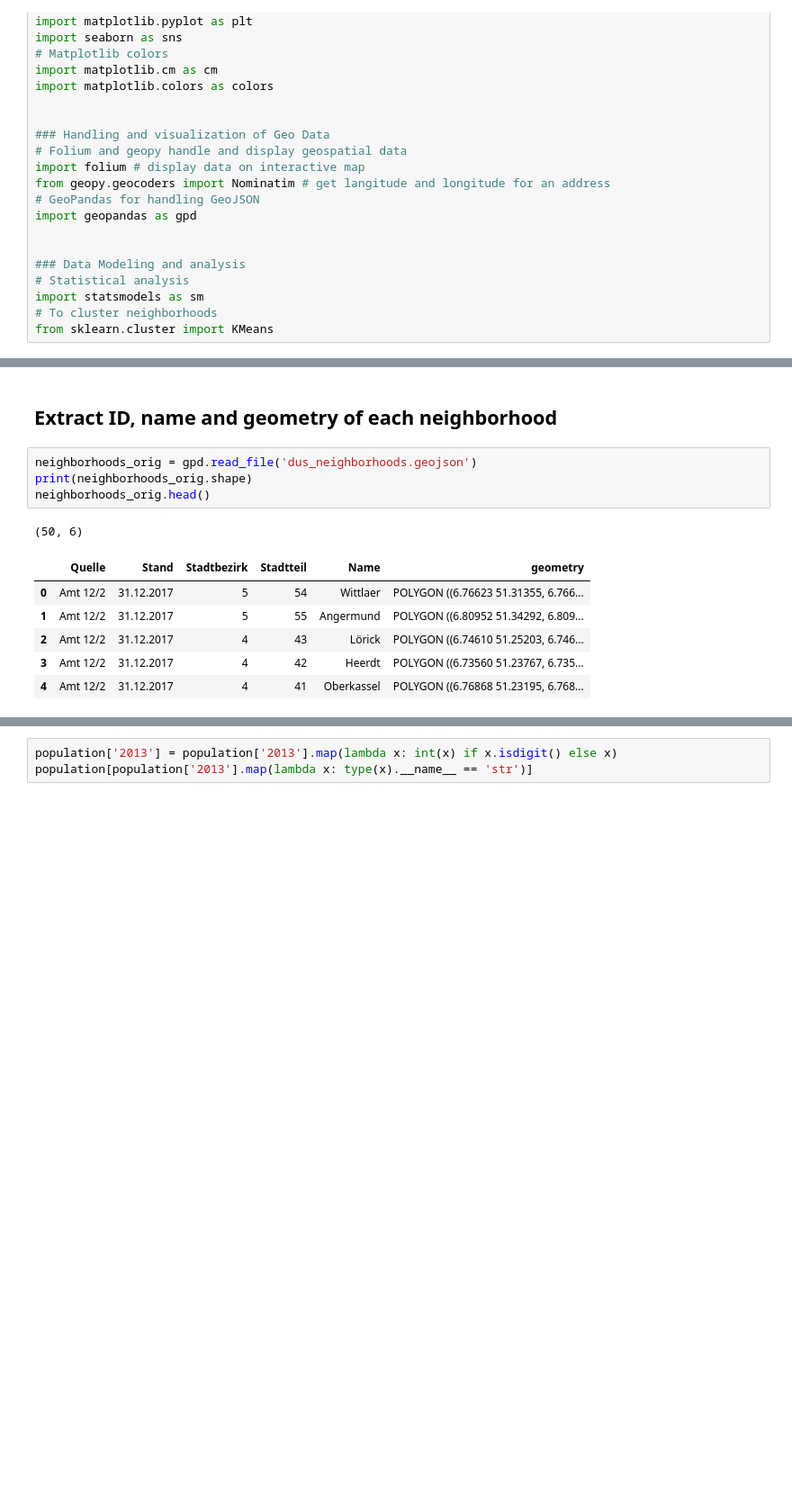
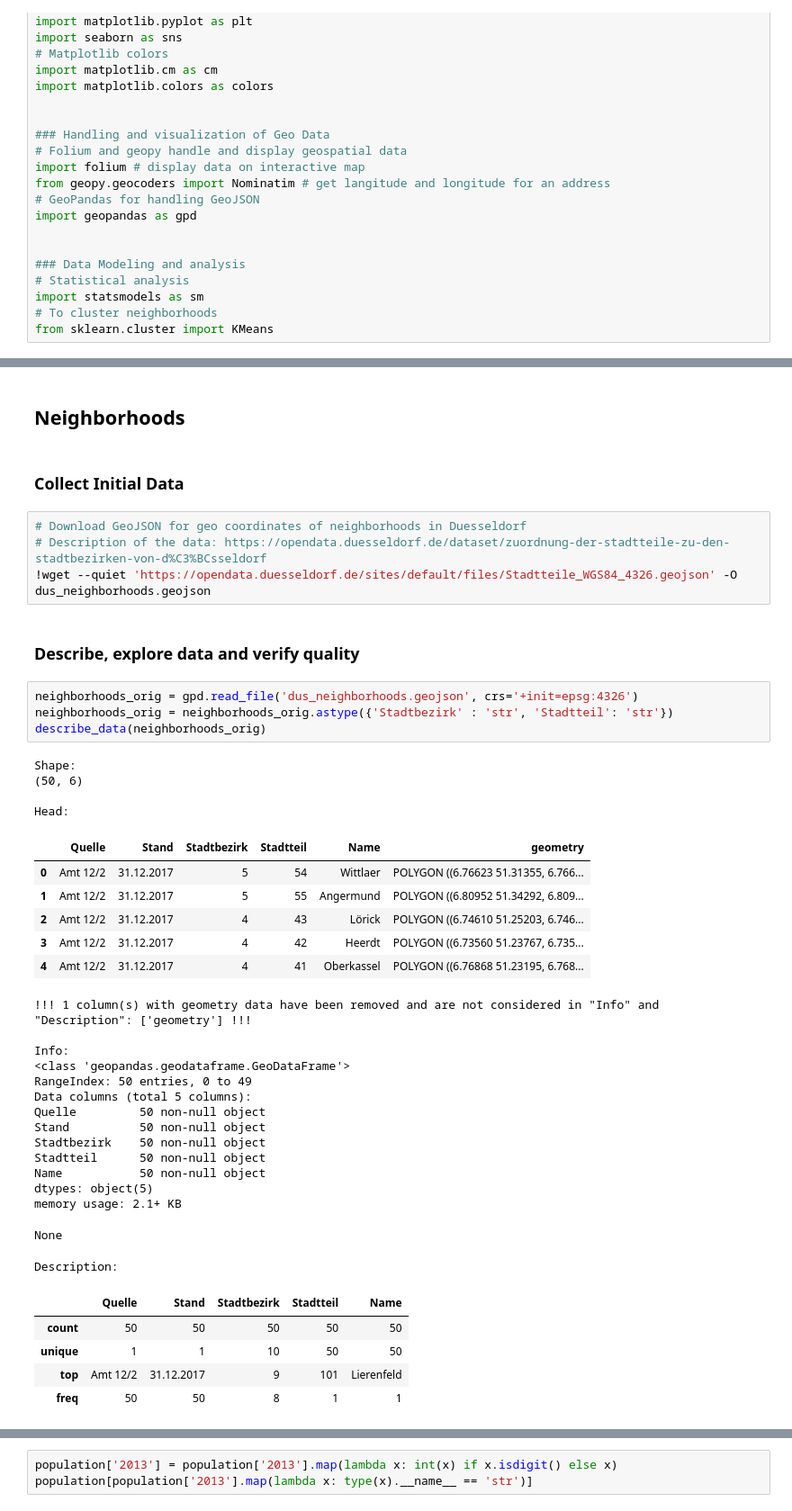
Before and after one commit to omoell/Coursera_Capstone, a Jupyter notebook: coursera_final_capstone.ipynb, the cells around one changed output, grey strips where cells are left out. Shown: that part at 90% size. Drawn from its saved outputs; the diff is of its cells as text; blank space fills up the shorter version.

```diff
--- a/coursera_final_capstone.ipynb
+++ b/coursera_final_capstone.ipynb
@@ -65,14 +92,45 @@ https://public.opendatasoft.com provides data on the borders of the neighborhood
-# %% [markdown]
-## Extract ID, name and geometry of each neighborhood
+# %% [markdown]
+## Neighborhoods
+# %% [markdown]
+### Collect Initial Data
+# %%
+# Download GeoJSON for geo coordinates of neighborhoods in Duesseldorf
+# Description of the data: https://opendata.duesseldorf.de/dataset/zuordnung-der-stadtteile-zu-den-stadtbezirken-von-d%C3%BCsseldorf
+!wget --quiet 'https://opendata.duesseldorf.de/sites/default/files/Stadtteile_WGS84_4326.geojson' -O dus_neighborhoods.geojson
+# %% [markdown]
+### Describe, explore data and verify quality
 # %%
-neighborhoods_orig = gpd.read_file('dus_neighborhoods.geojson')
-print(neighborhoods_orig.shape)
-neighborhoods_orig.head()
+neighborhoods_orig = gpd.read_file('dus_neighborhoods.geojson', crs='+init=epsg:4326')
+neighborhoods_orig = neighborhoods_orig.astype({'Stadtbezirk' : 'str', 'Stadtteil': 'str'})
+describe_data(neighborhoods_orig)
 # %% [output]
+Shape:
 (50, 6)
+
+Head:
 |  | Quelle | Stand | Stadtbezirk | Stadtteil | Name | geometry |
 | 0 | Amt 12/2 | 31.12.2017 | 5 | 54 | Wittlaer | POLYGON ((6.76623 51.31355, 6.766... |
 | 1 | Amt 12/2 | 31.12.2017 | 5 | 55 | Angermund | POLYGON ((6.80952 51.34292, 6.809... |
 | 2 | Amt 12/2 | 31.12.2017 | 4 | 43 | Lörick | POLYGON ((6.74610 51.25203, 6.746... |
 | 3 | Amt 12/2 | 31.12.2017 | 4 | 42 | Heerdt | POLYGON ((6.73560 51.23767, 6.735... |
 | 4 | Amt 12/2 | 31.12.2017 | 4 | 41 | Oberkassel | POLYGON ((6.76868 51.23195, 6.768... |
+!!! 1 column(s) with geometry data have been removed and are not considered in "Info" and "Description": ['geometry'] !!!
+
+Info:
+<class 'geopandas.geodataframe.GeoDataFrame'>
+RangeIndex: 50 entries, 0 to 49
+Data columns (total 5 columns):
+Quelle         50 non-null object
+Stand          50 non-null object
+Stadtbezirk    50 non-null object
+Stadtteil      50 non-null object
+Name           50 non-null object
+dtypes: object(5)
+memory usage: 2.1+ KB
+None
+Description:
+|  | Quelle | Stand | Stadtbezirk | Stadtteil | Name |
+| count | 50 | 50 | 50 | 50 | 50 |
+| unique | 1 | 1 | 10 | 50 | 50 |
+| top | Amt 12/2 | 31.12.2017 | 9 | 101 | Lierenfeld |
+| freq | 50 | 50 | 8 | 1 | 1 |
```
Also changed, not shown: parts of 117 cells of this notebook, 4 other files.
